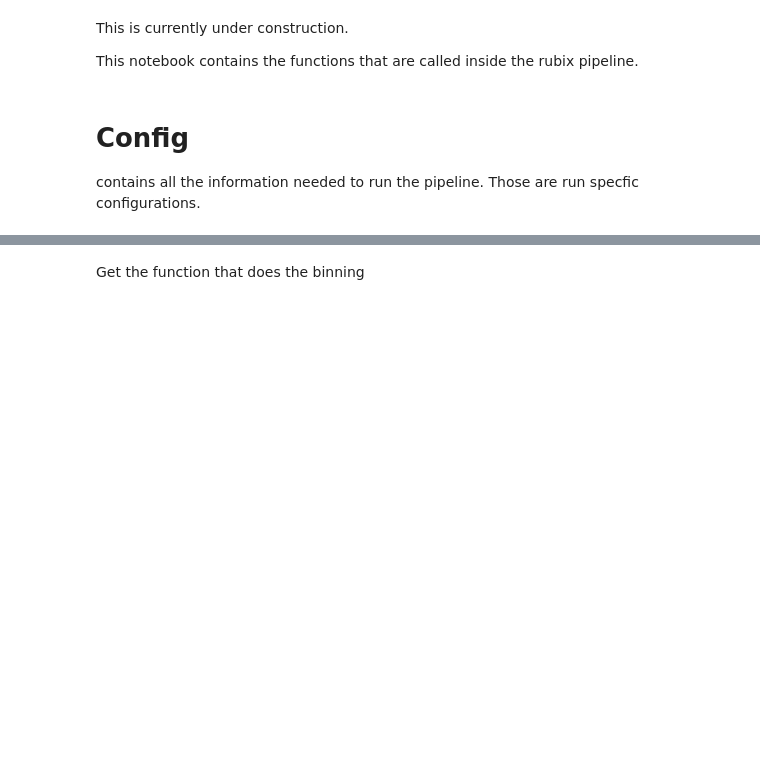
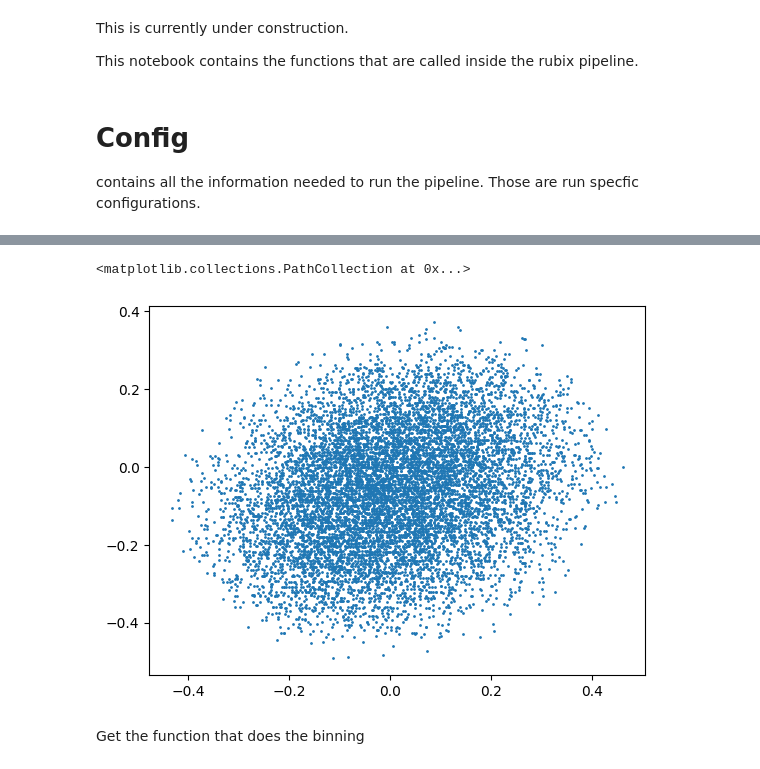
Before and after one commit to ufuk-cakir/rubix, a Jupyter notebook: notebooks/rubix_pipeline.ipynb, the cells around one changed output, grey strips where cells are left out. Drawn from its saved outputs; the diff is of its cells as text; code cells hidden in the pictures; blank space fills up the shorter version.

Commit message:
rubix_pipeline.ipynb is working for rubixdata class

```diff
--- a/notebooks/rubix_pipeline.ipynb
+++ b/notebooks/rubix_pipeline.ipynb
@@ -9,6 +9,8 @@ contains all the information needed to run the pipeline. Those are run specfic c
 # %%
 import os
 config = {
+    "pipeline":{"name": "calc_ifu"},
+
     "logger": {
         "log_level": "DEBUG",
         "log_file_path": None,
@@ -25,33 +27,41 @@ config = {
         },
 
         "load_galaxy_args": {
-        "id": 14,
+        "id": 12,
         "reuse": True,
         }
     },
     "simulation": {
         "name": "IllustrisTNG",
         "args": {
-            "path": "data/galaxy-id-14.hdf5",
+            "path": "data/galaxy-id-12.hdf5",
         },
 
     },
     "output_path": "output",
 
     "telescope":
-        {"name": "MUSE"},
+        {"name": "MUSE",
+         "psf": {"name": "gaussian", "size": 5, "sigma": 0.6},
+         "lsf": {"sigma": 0.5},
+         "noise": {"signal_to_noise": 1,"noise_distribution": "normal"},},
 
     "cosmology":
         {"name": "PLANCK15"},
 
     "galaxy":
-        {"dist_z": 0.1}
-
-
+        {"dist_z": 0.1,
+         "rotation": {"type": "edge-on"},
+        },
+    "ssp": {
+        "template": {
+            "name": "BruzualCharlot2003"
+        },
+    },
 }
 # %%
 # NBVAL_SKIP
 from rubix.core.data import convert_to_rubix, prepare_input
 
 convert_to_rubix(config) # Convert the config to rubix format and store in output_path folder
-coords, vel, metallicity, mass, age = prepare_input(config) # Prepare the input for the pipeline
+rubixdata = prepare_input(config) # Prepare the input for the pipeline
@@ -58,10 +71,13 @@ coords, vel, metallicity, mass, age = prepare_input(config) # Prepare the input
 # %%
 # NBVAL_SKIP
 import matplotlib.pyplot as plt
 # Make a scatter plot
 n_subset = 10000
-subset = coords[:n_subset]
+subset = rubixdata.stars.coords[:n_subset]
 
 plt.scatter(subset[:,0], subset[:,1], s=1)
+# %% [output]
+<matplotlib.collections.PathCollection at 0x...>
+[figure, added]
 # %% [markdown]
 Get the function that does the binning
```
Also changed, not shown: parts of 23 cells of this notebook, 13 other files.
